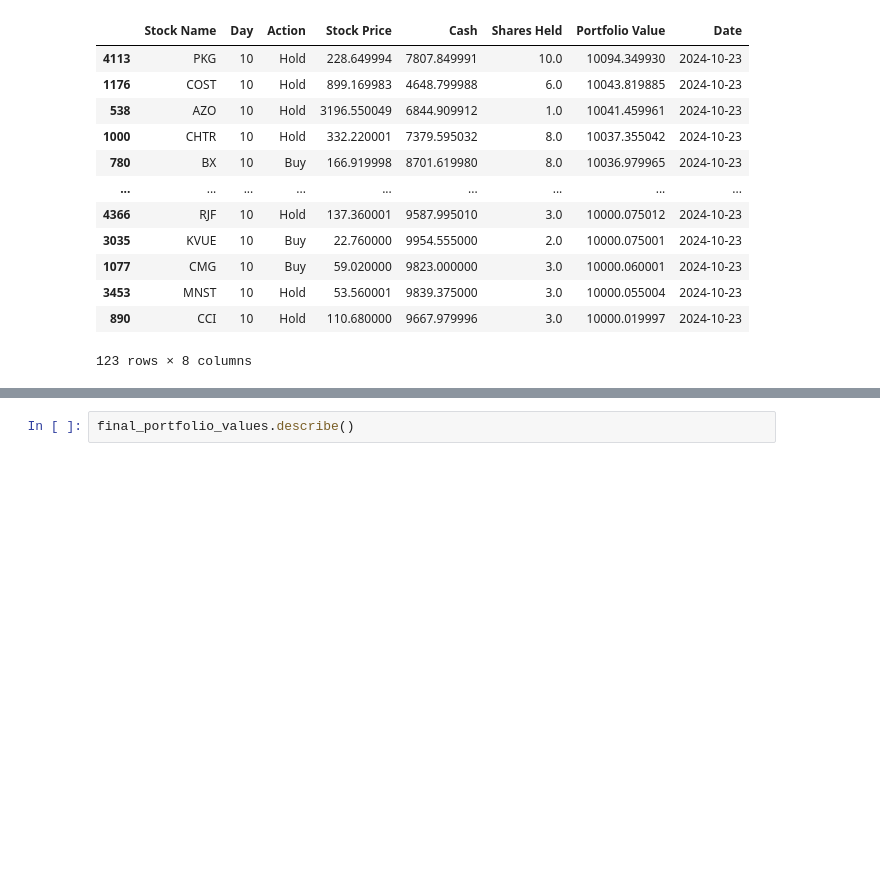
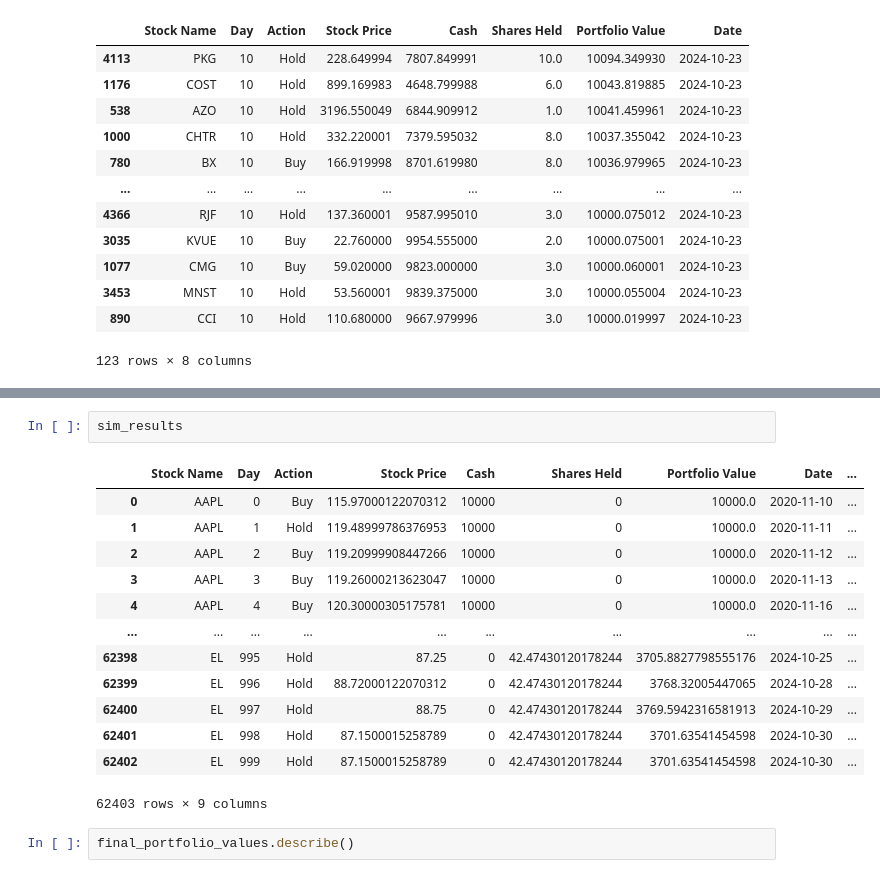
Before and after one commit to uniquedapoet/StockTradingModel, a Jupyter notebook: model_decision_EDA.ipynb, the cells around one changed output, grey strips where cells are left out. Drawn from its saved outputs; the diff is of its cells as text; blank space fills up the shorter version.

Commit message:
sim date 10 -30-2024

```diff
--- a/model_decision_EDA.ipynb
+++ b/model_decision_EDA.ipynb
@@ -198,3 +200,19 @@ sim_results.describe()
+# %%
+sim_results
+# %% [output]
+|  | Stock Name | Day | Action | Stock Price | Cash | Shares Held | Portfolio Value | Date | ... |
+| 0 | AAPL | 0 | Buy | 115.97000122070312 | 10000 | 0 | 10000.0 | 2020-11-10 | ... |
+| 1 | AAPL | 1 | Hold | 119.48999786376953 | 10000 | 0 | 10000.0 | 2020-11-11 | ... |
+| 2 | AAPL | 2 | Buy | 119.20999908447266 | 10000 | 0 | 10000.0 | 2020-11-12 | ... |
+| 3 | AAPL | 3 | Buy | 119.26000213623047 | 10000 | 0 | 10000.0 | 2020-11-13 | ... |
+| 4 | AAPL | 4 | Buy | 120.30000305175781 | 10000 | 0 | 10000.0 | 2020-11-16 | ... |
+| ... | ... | ... | ... | ... | ... | ... | ... | ... | ... |
+| 62398 | EL | 995 | Hold | 87.25 | 0 | 42.47430120178244 | 3705.8827798555176 | 2024-10-25 | ... |
+| 62399 | EL | 996 | Hold | 88.72000122070312 | 0 | 42.47430120178244 | 3768.32005447065 | 2024-10-28 | ... |
+| 62400 | EL | 997 | Hold | 88.75 | 0 | 42.47430120178244 | 3769.5942316581913 | 2024-10-29 | ... |
+| 62401 | EL | 998 | Hold | 87.1500015258789 | 0 | 42.47430120178244 | 3701.63541454598 | 2024-10-30 | ... |
+| 62402 | EL | 999 | Hold | 87.1500015258789 | 0 | 42.47430120178244 | 3701.63541454598 | 2024-10-30 | ... |
+62403 rows × 9 columns
 # %%
 final_portfolio_values.describe()
 # %% [output]
```
Also changed, not shown: parts of 9 cells of this notebook, 5 other files.
